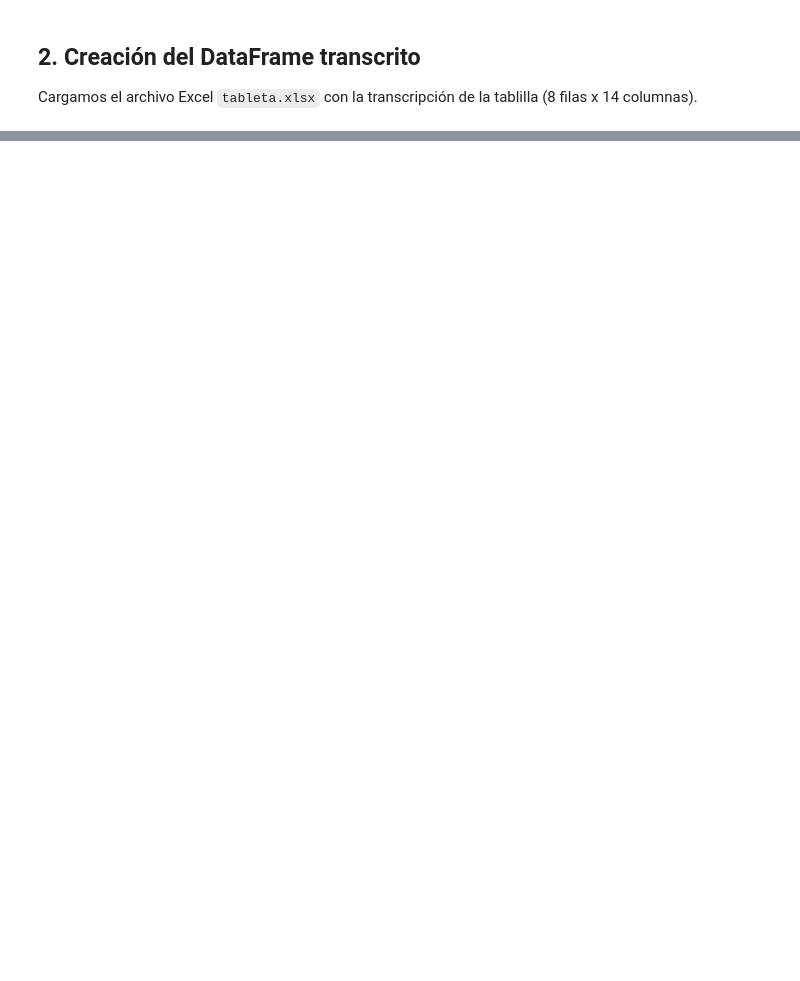
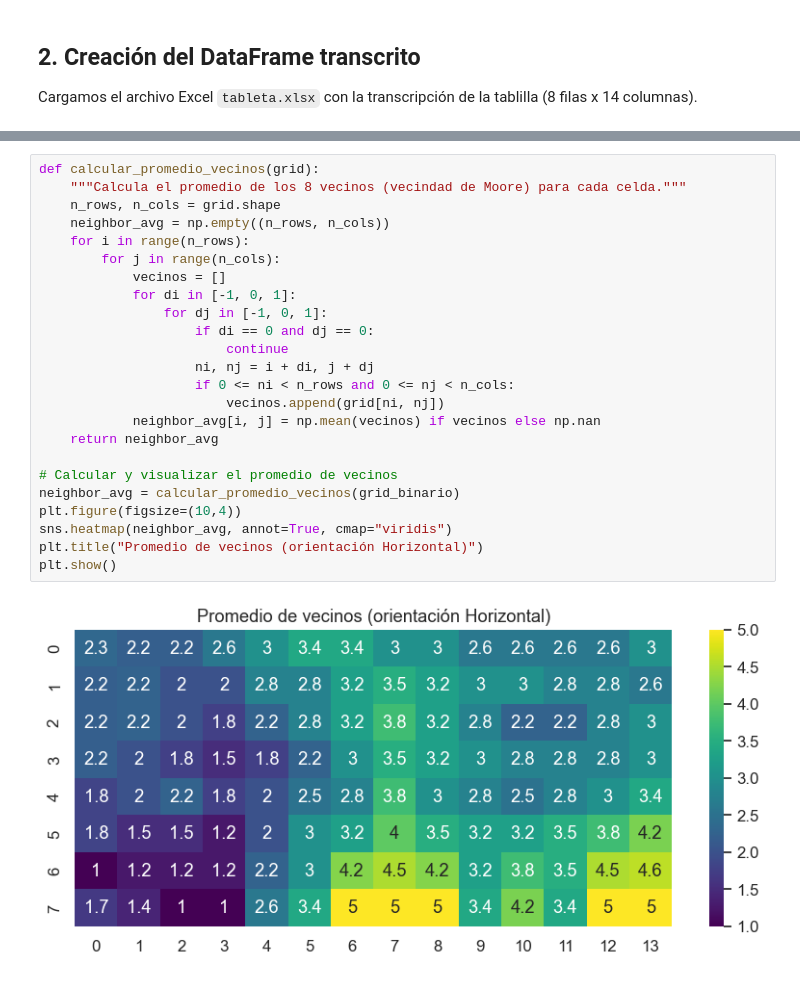
Before and after one commit to runciter2078/AnalisisTabletaCerroMacareno, a Jupyter notebook: analisis.ipynb, the cells around one changed output, grey strips where cells are left out. Cells and saved outputs as stored; diff of their text form; blank space fills up the shorter version.

```diff
--- a/analisis.ipynb
+++ b/analisis.ipynb
@@ -213,0 +285,26 @@ plot_fuzzy_clusters(cluster_grid_v, k=2)
+# %%
+def calcular_promedio_vecinos(grid):
+    """Calcula el promedio de los 8 vecinos (vecindad de Moore) para cada celda."""
+    n_rows, n_cols = grid.shape
+    neighbor_avg = np.empty((n_rows, n_cols))
+    for i in range(n_rows):
+        for j in range(n_cols):
+            vecinos = []
+            for di in [-1, 0, 1]:
+                for dj in [-1, 0, 1]:
+                    if di == 0 and dj == 0:
+                        continue
+                    ni, nj = i + di, j + dj
+                    if 0 <= ni < n_rows and 0 <= nj < n_cols:
+                        vecinos.append(grid[ni, nj])
+            neighbor_avg[i, j] = np.mean(vecinos) if vecinos else np.nan
+    return neighbor_avg
+
+# Calcular y visualizar el promedio de vecinos
+neighbor_avg = calcular_promedio_vecinos(grid_binario)
+plt.figure(figsize=(10,4))
+sns.heatmap(neighbor_avg, annot=True, cmap="viridis")
+plt.title("Promedio de vecinos (orientación Horizontal)")
+plt.show()
+# %% [output]
+[figure, added]
```
Also changed, not shown: parts of 44 cells of this notebook.
